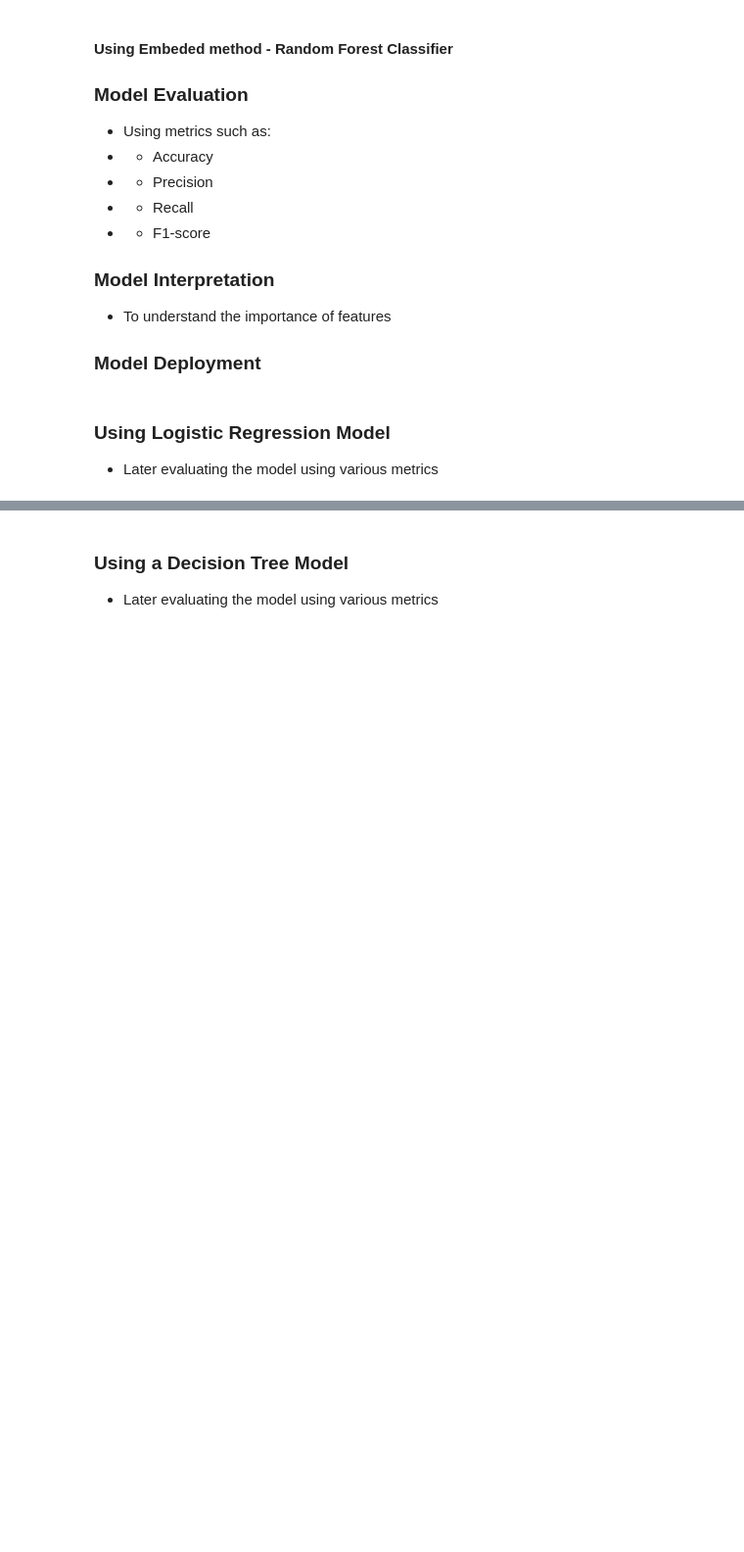
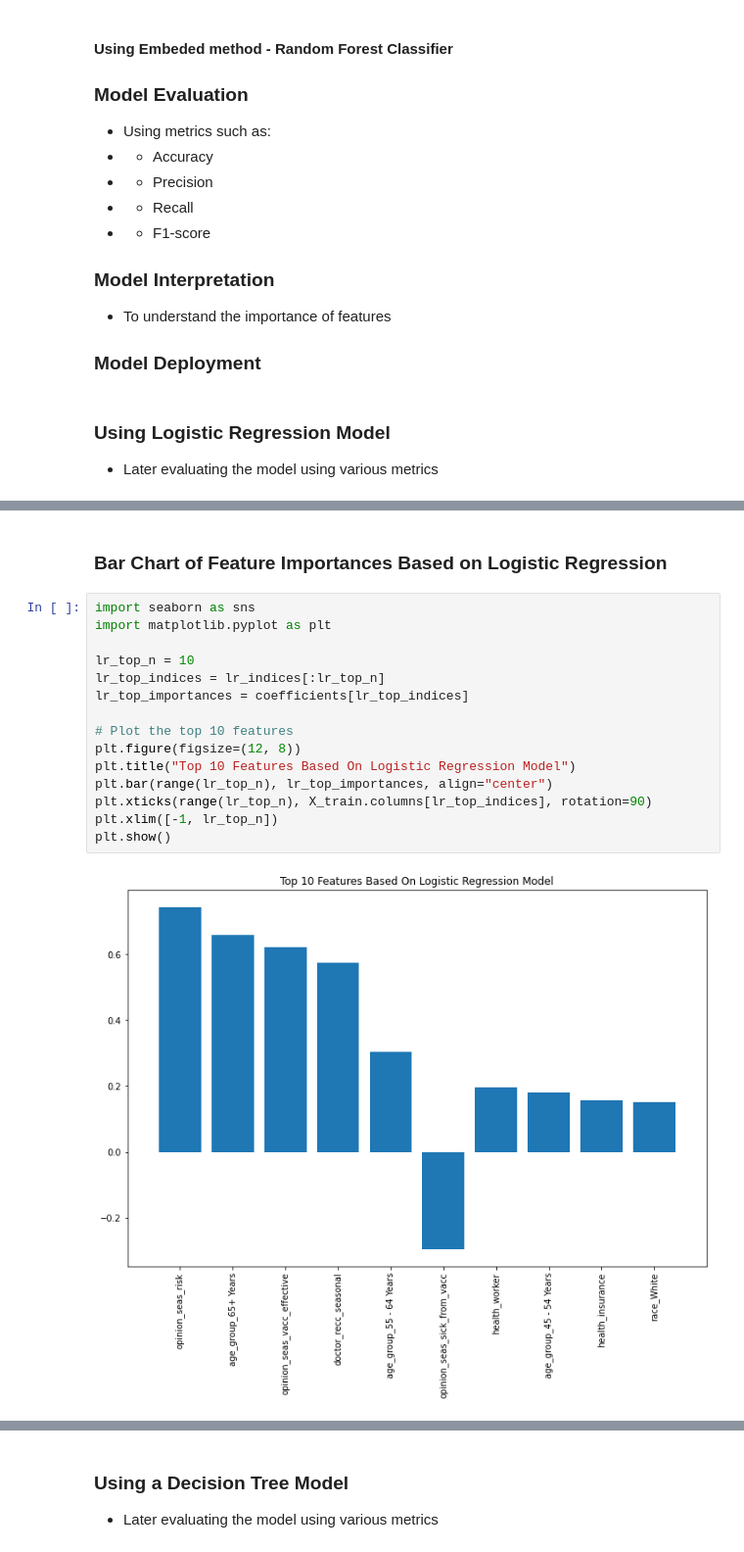
Before and after one commit to matjoee/dsc-final-project-phase-3, a Jupyter notebook: index.ipynb, the cells around one changed output, grey strips where cells are left out. Shown at 98% size. Drawn from its saved outputs; the diff is of its cells as text; blank space fills up the shorter version.

```diff
--- a/index.ipynb
+++ b/index.ipynb
@@ -343,0 +377,19 @@ Confusion Matrix:
+# %% [markdown]
+### Bar Chart of Feature Importances Based on Logistic Regression
+# %%
+import seaborn as sns
+import matplotlib.pyplot as plt
+
+lr_top_n = 10
+lr_top_indices = lr_indices[:lr_top_n]
+lr_top_importances = coefficients[lr_top_indices]
+
+# Plot the top 10 features
+plt.figure(figsize=(12, 8))
+plt.title("Top 10 Features Based On Logistic Regression Model")
+plt.bar(range(lr_top_n), lr_top_importances, align="center")
+plt.xticks(range(lr_top_n), X_train.columns[lr_top_indices], rotation=90)
+plt.xlim([-1, lr_top_n])
+plt.show()
+# %% [output]
+[figure, added]
```
Also changed, not shown: parts of 26 cells of this notebook, 1 other file.
